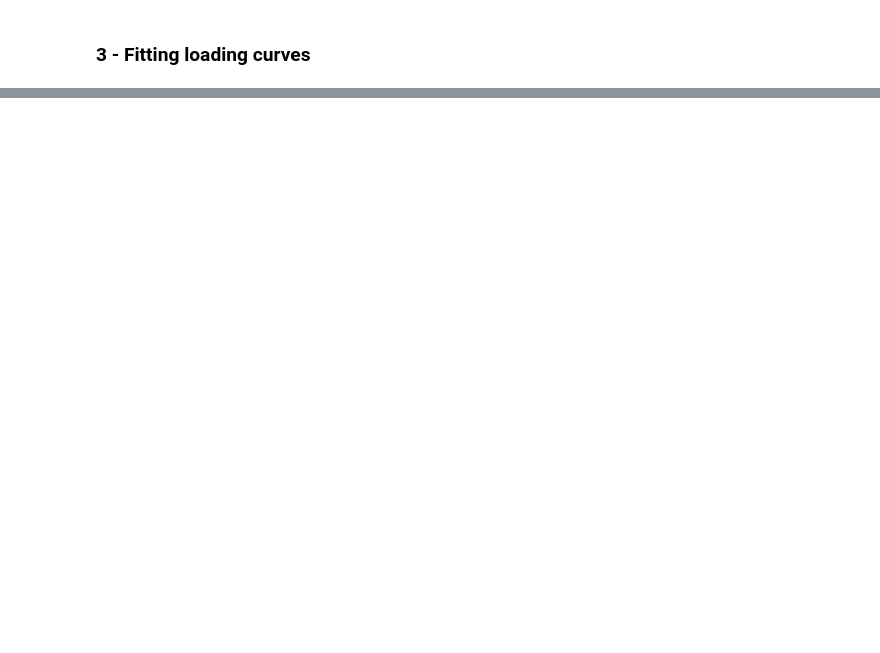
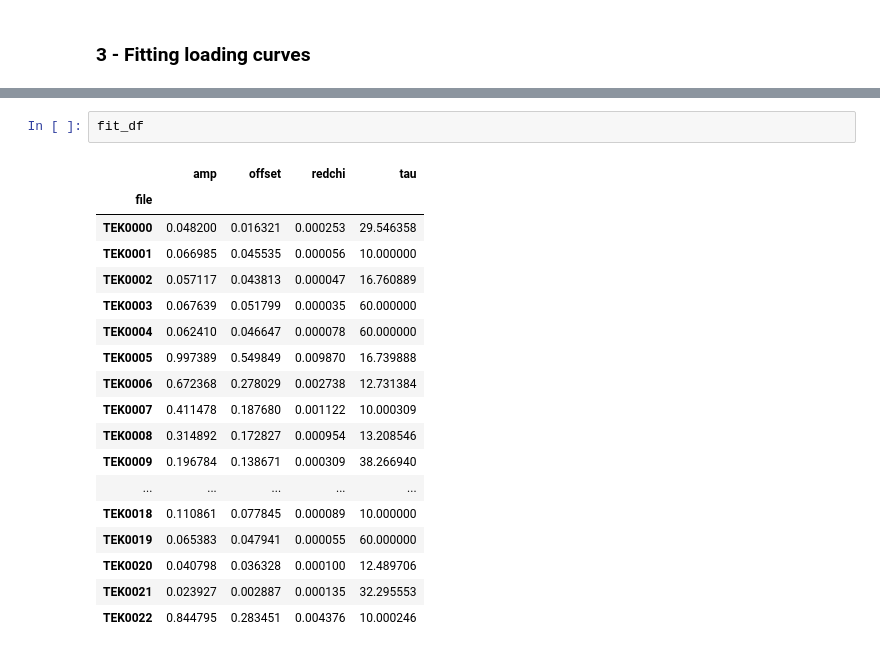
Before and after one commit to RFerraciniAlves/FP-20-notebooks, a Jupyter notebook: FP 20 notebook.ipynb, the cells around one changed output, grey strips where cells are left out. Drawn from its saved outputs; the diff is of its cells as text; blank space fills up the shorter version.

```diff
--- a/FP 20 notebook.ipynb
+++ b/FP 20 notebook.ipynb
@@ -170,0 +154,21 @@ df.plot(marker='.', figsize=(14,25), subplots=True, layout=(9,4), sharex=False);
+# %%
+fit_df
+# %% [output]
+|  | amp | offset | redchi | tau |
+| file |  |  |  |  |
+| TEK0000 | 0.048200 | 0.016321 | 0.000253 | 29.546358 |
+| TEK0001 | 0.066985 | 0.045535 | 0.000056 | 10.000000 |
+| TEK0002 | 0.057117 | 0.043813 | 0.000047 | 16.760889 |
+| TEK0003 | 0.067639 | 0.051799 | 0.000035 | 60.000000 |
+| TEK0004 | 0.062410 | 0.046647 | 0.000078 | 60.000000 |
+| TEK0005 | 0.997389 | 0.549849 | 0.009870 | 16.739888 |
+| TEK0006 | 0.672368 | 0.278029 | 0.002738 | 12.731384 |
+| TEK0007 | 0.411478 | 0.187680 | 0.001122 | 10.000309 |
+| TEK0008 | 0.314892 | 0.172827 | 0.000954 | 13.208546 |
+| TEK0009 | 0.196784 | 0.138671 | 0.000309 | 38.266940 |
+| ... | ... | ... | ... | ... |
+| TEK0018 | 0.110861 | 0.077845 | 0.000089 | 10.000000 |
+| TEK0019 | 0.065383 | 0.047941 | 0.000055 | 60.000000 |
+| TEK0020 | 0.040798 | 0.036328 | 0.000100 | 12.489706 |
+| TEK0021 | 0.023927 | 0.002887 | 0.000135 | 32.295553 |
+| TEK0022 | 0.844795 | 0.283451 | 0.004376 | 10.000246 |
```
Also changed, not shown: parts of 11 cells of this notebook.
